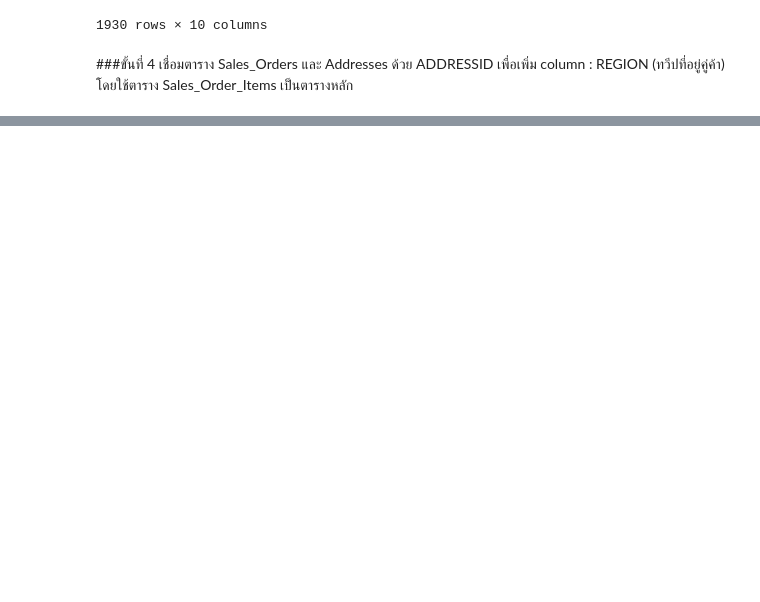
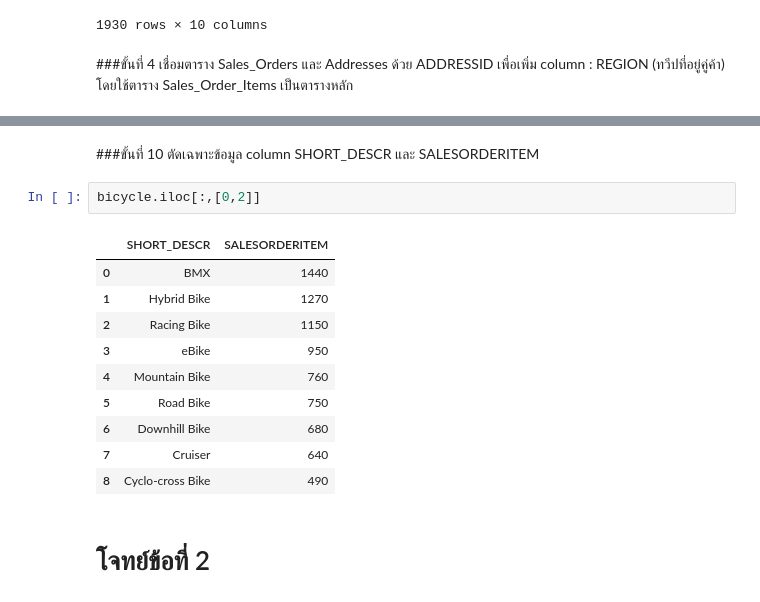
Before and after one commit to nicha0524/DPDM2021, a Jupyter notebook: Untitled6.ipynb, the cells around one changed output, grey strips where cells are left out. Drawn from its saved outputs; the diff is of its cells as text; blank space fills up the shorter version.

```diff
--- a/Untitled6.ipynb
+++ b/Untitled6.ipynb
@@ -360,0 +496,17 @@ Sales_Order_Items
+# %% [markdown]
+###ขั้นที่ 10 ตัดเฉพาะข้อมูล column SHORT_DESCR และ SALESORDERITEM
+# %%
+bicycle.iloc[:,[0,2]]
+# %% [output]
+|  | SHORT_DESCR | SALESORDERITEM |
+| 0 | BMX | 1440 |
+| 1 | Hybrid Bike | 1270 |
+| 2 | Racing Bike | 1150 |
+| 3 | eBike | 950 |
+| 4 | Mountain Bike | 760 |
+| 5 | Road Bike | 750 |
+| 6 | Downhill Bike | 680 |
+| 7 | Cruiser | 640 |
+| 8 | Cyclo-cross Bike | 490 |
+# %% [markdown]
+# โจทย์ข้อที่ 2
```
Also changed, not shown: parts of 16 cells of this notebook.
